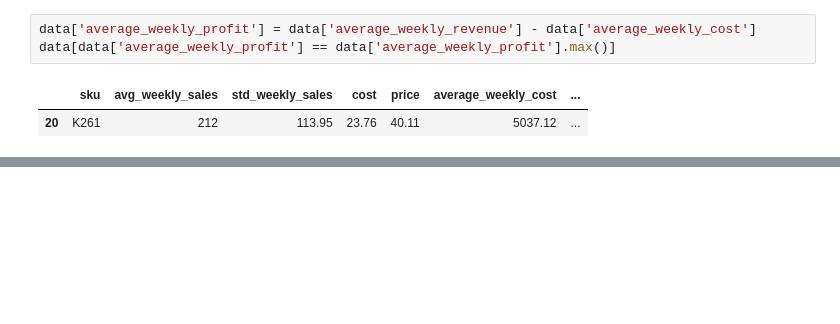
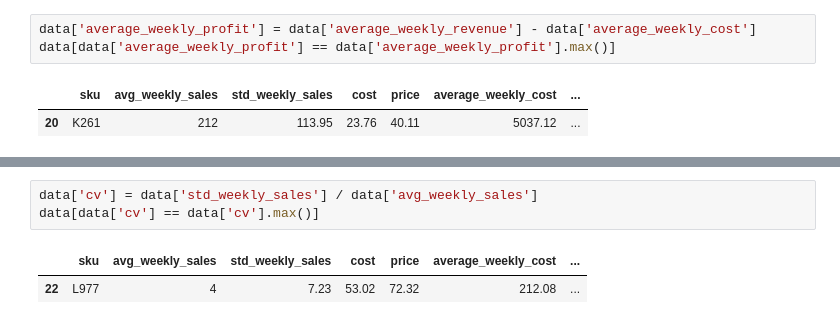
Before and after one commit to datafireball/sc1x, a Jupyter notebook: week1/notes.ipynb, the cells around one changed output, grey strips where cells are left out. Saved outputs shown, nothing was run; the diff lists cells and outputs as text; blank space fills up the shorter version.

```diff
--- a/week1/notes.ipynb
+++ b/week1/notes.ipynb
@@ -271,0 +292,6 @@ data[data['average_weekly_profit'] == data['average_weekly_profit'].max()]
+# %%
+data['cv'] = data['std_weekly_sales'] / data['avg_weekly_sales']
+data[data['cv'] == data['cv'].max()]
+# %% [output]
+|  | sku | avg_weekly_sales | std_weekly_sales | cost | price | average_weekly_cost | ... |
+| 22 | L977 | 4 | 7.23 | 53.02 | 72.32 | 212.08 | ... |
```
Also changed, not shown: parts of 23 cells of this notebook, 1 other file.
